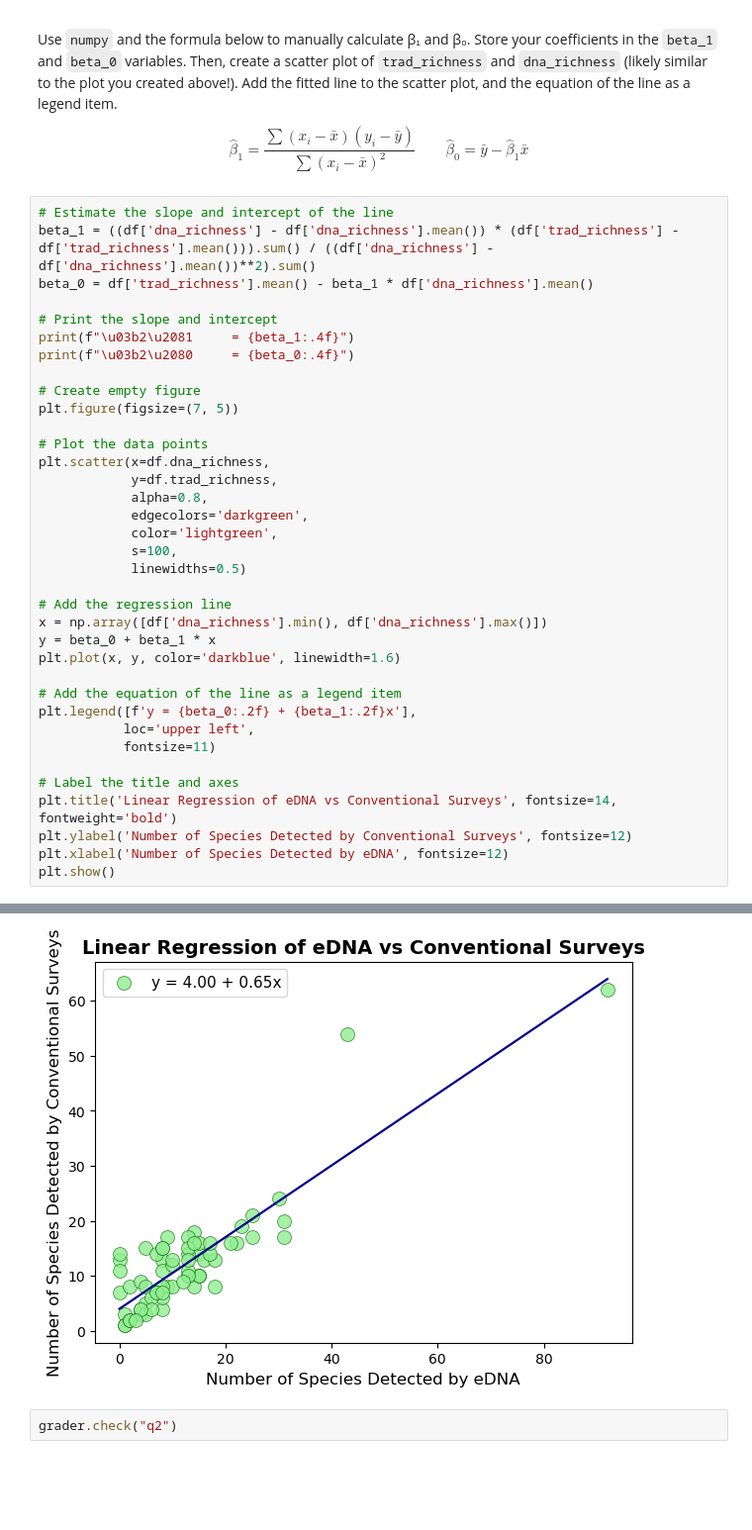
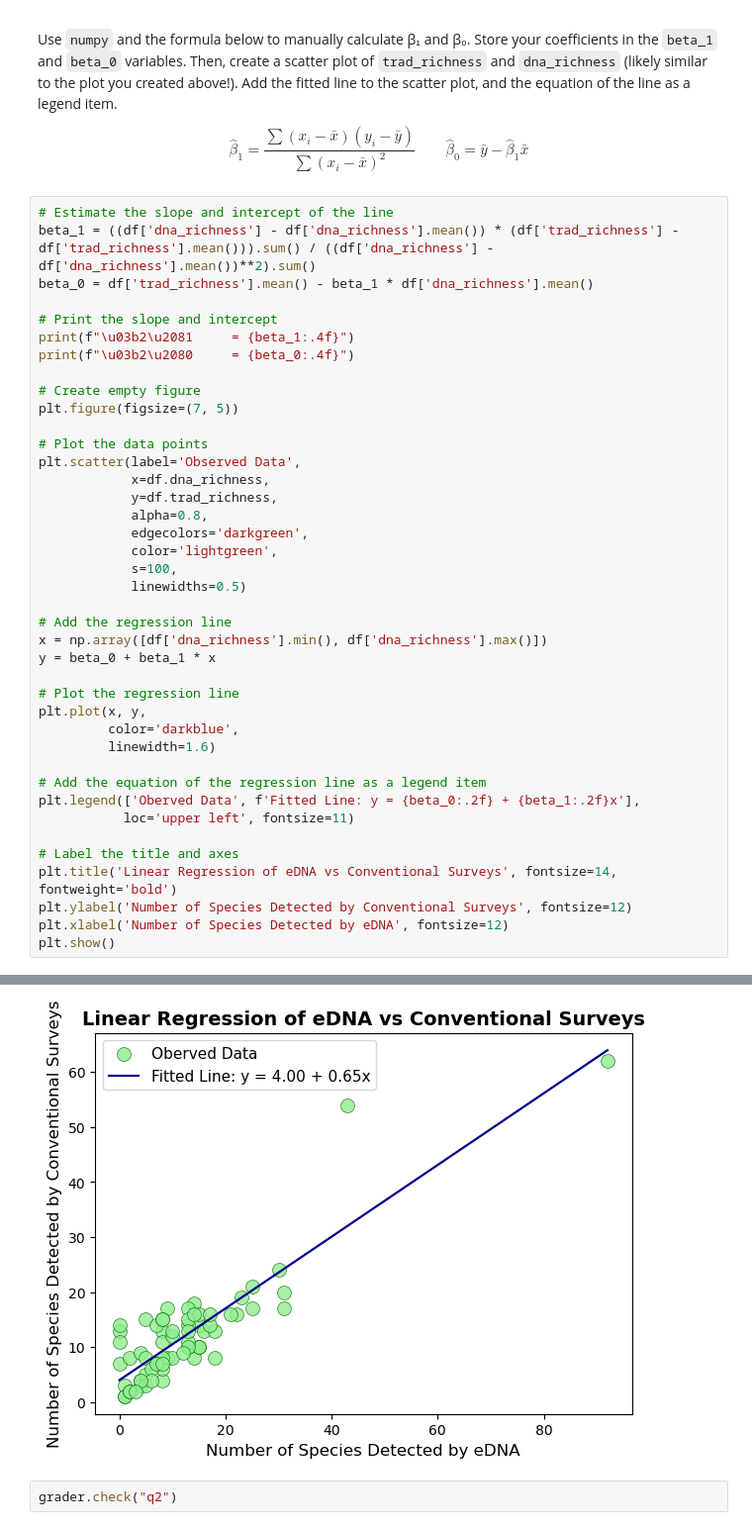
Before and after one commit to mmorenorolon/assignment-1, a Jupyter notebook: task2/hw1-task2.ipynb, the cells around one changed output, grey strips where cells are left out. Shown at 99% size. Saved outputs shown, nothing was run; the diff lists cells and outputs as text; blank space fills up the shorter version.

```diff
--- a/task2/hw1-task2.ipynb
+++ b/task2/hw1-task2.ipynb
@@ -102,40 +102,44 @@ beta_1 = ((df['dna_richness'] - df['dna_richness'].mean()) * (df['trad_richness'
 beta_0 = df['trad_richness'].mean() - beta_1 * df['dna_richness'].mean()
 
 # Print the slope and intercept
 print(f"\u03b2\u2081     = {beta_1:.4f}")
 print(f"\u03b2\u2080     = {beta_0:.4f}")
 
 # Create empty figure
 plt.figure(figsize=(7, 5))
 
 # Plot the data points
-plt.scatter(x=df.dna_richness,
+plt.scatter(label='Observed Data',
+            x=df.dna_richness,
             y=df.trad_richness,
             alpha=0.8,
             edgecolors='darkgreen',
             color='lightgreen',
             s=100,
             linewidths=0.5)
 
 # Add the regression line
 x = np.array([df['dna_richness'].min(), df['dna_richness'].max()])
 y = beta_0 + beta_1 * x
-plt.plot(x, y, color='darkblue', linewidth=1.6)
 
-# Add the equation of the line as a legend item
-plt.legend([f'y = {beta_0:.2f} + {beta_1:.2f}x'],
-           loc='upper left',
-           fontsize=11)
+# Plot the regression line
+plt.plot(x, y,
+         color='darkblue',
+         linewidth=1.6)
+
+# Add the equation of the regression line as a legend item
+plt.legend(['Oberved Data', f'Fitted Line: y = {beta_0:.2f} + {beta_1:.2f}x'],
+           loc='upper left', fontsize=11)
 
 # Label the title and axes
 plt.title('Linear Regression of eDNA vs Conventional Surveys', fontsize=14, fontweight='bold')
 plt.ylabel('Number of Species Detected by Conventional Surveys', fontsize=12)
 plt.xlabel('Number of Species Detected by eDNA', fontsize=12)
 plt.show()
 # %% [output]
 β₁     = 0.6519
 β₀     = 4.0013
-[figure, old version]
+[figure, new version]
 # %%
 grader.check("q2")
 # %% [output]
```
Also changed, not shown: parts of 4 cells of this notebook.
